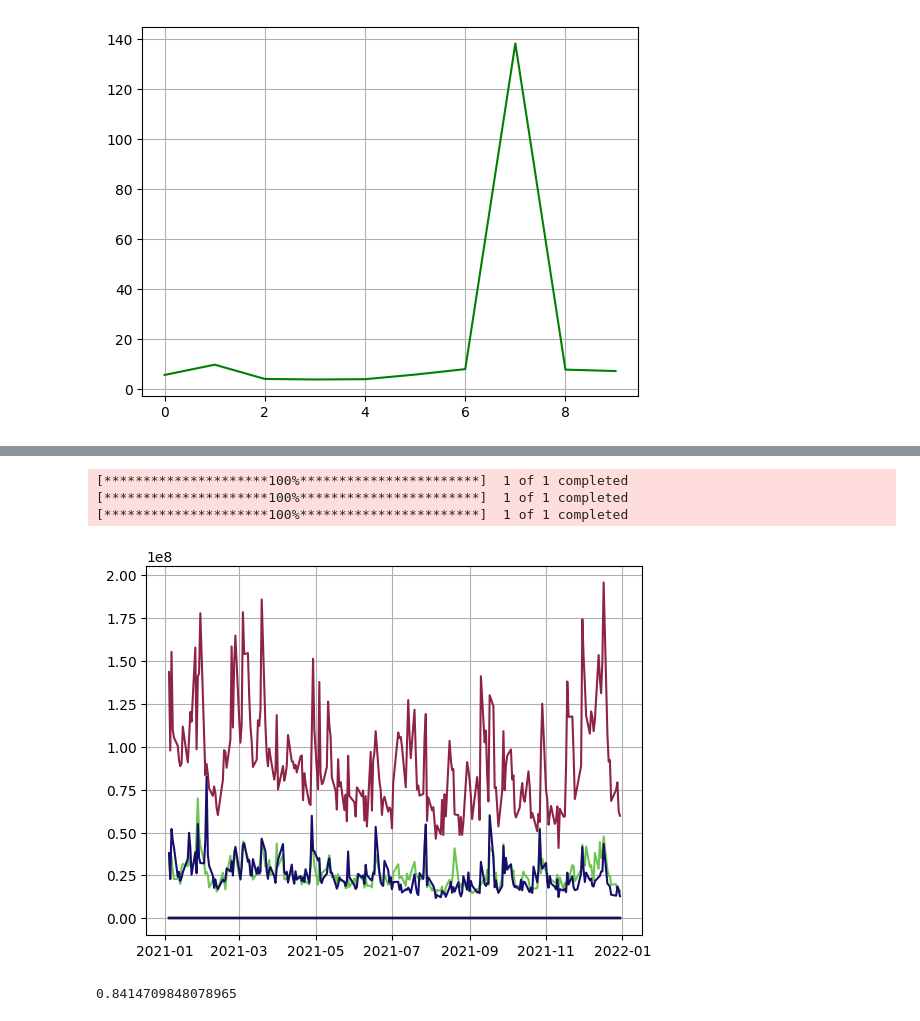
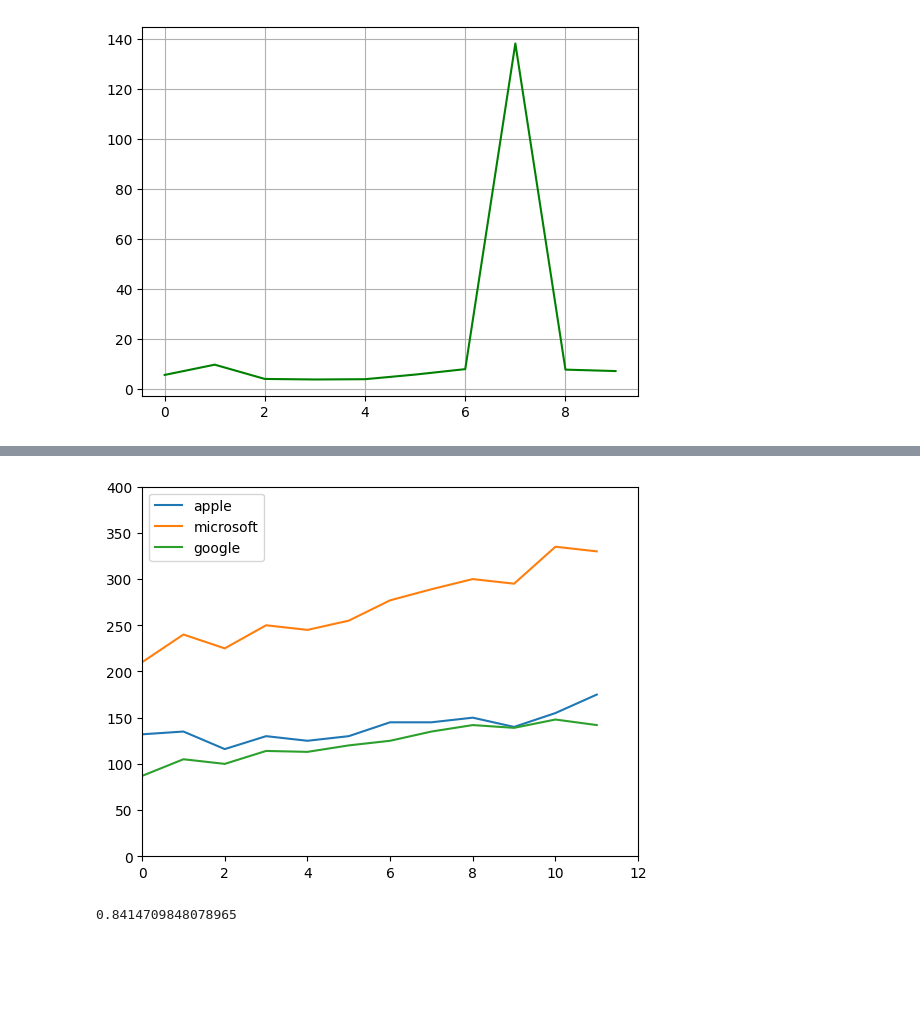
Before and after one commit to LaryStef/AI, a Jupyter notebook: Kotov_T_Workbook1.ipynb, the cells around one changed output, grey strips where cells are left out. Cells and saved outputs as stored; diff of their text form; code cells hidden in the pictures; blank space fills up the shorter version.

```diff
--- a/Kotov_T_Workbook1.ipynb
+++ b/Kotov_T_Workbook1.ipynb
@@ -138,22 +139,27 @@ plt.show()
 [figure]
-# %%
-import yfinance as yf
-import matplotlib.pyplot as plt
-
-part_1 = yf.download("AAPL", "2021-01-01", "2021-12-31")
-part_2 = yf.download("MSFT", "2021-01-01", "2021-12-31")
-part_3 = yf.download("GOOG", "2021-01-01", "2021-12-31")
-
-plt.grid(True)
-plt.plot(part_1, color = "#8E2343")
-plt.plot(part_2, color = "#6CC551")
-plt.plot(part_3, color = "#160E6B")
-plt.show()
-# %% [output]
-[*********************100%***********************]  1 of 1 completed
-[*********************100%***********************]  1 of 1 completed
-[*********************100%***********************]  1 of 1 completed
-[figure, removed]
+# %%
+import numpy as np
+import matplotlib.pyplot as plt
+import pandas as pd
+
+
+apple = [132, 135, 116, 130, 125, 130, 145, 145, 150, 140, 155, 175]
+microsoft = [210, 240, 225, 250, 245, 255, 277, 289, 300, 295, 335, 330]
+google = [87, 105, 100, 114, 113, 120, 125, 135, 142, 139, 148, 142]
+
+data = {
+    'apple': apple,
+    'microsoft': microsoft,
+    'google': google}
+df = pd.DataFrame(data)
+x = np.arange(12)
+
+plt.axis([0, 12, 0, 400])
+plt.plot(x,df)
+plt.legend(data, loc=2)
+plt.show()
+# %% [output]
+[figure, added]
 # %%
 from math import cos, sin, e, pow
 
```
Also changed, not shown: parts of 2 cells of this notebook.
